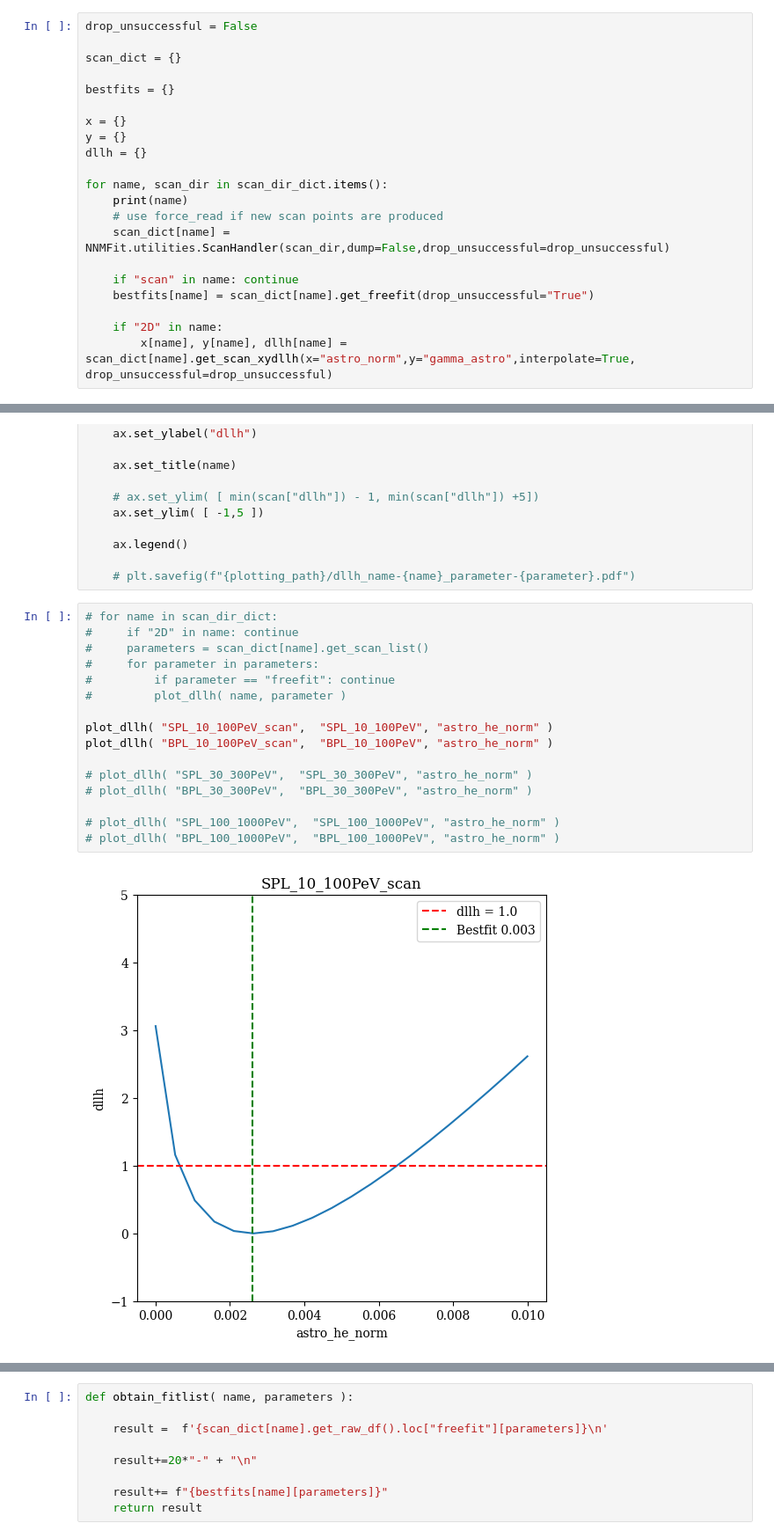
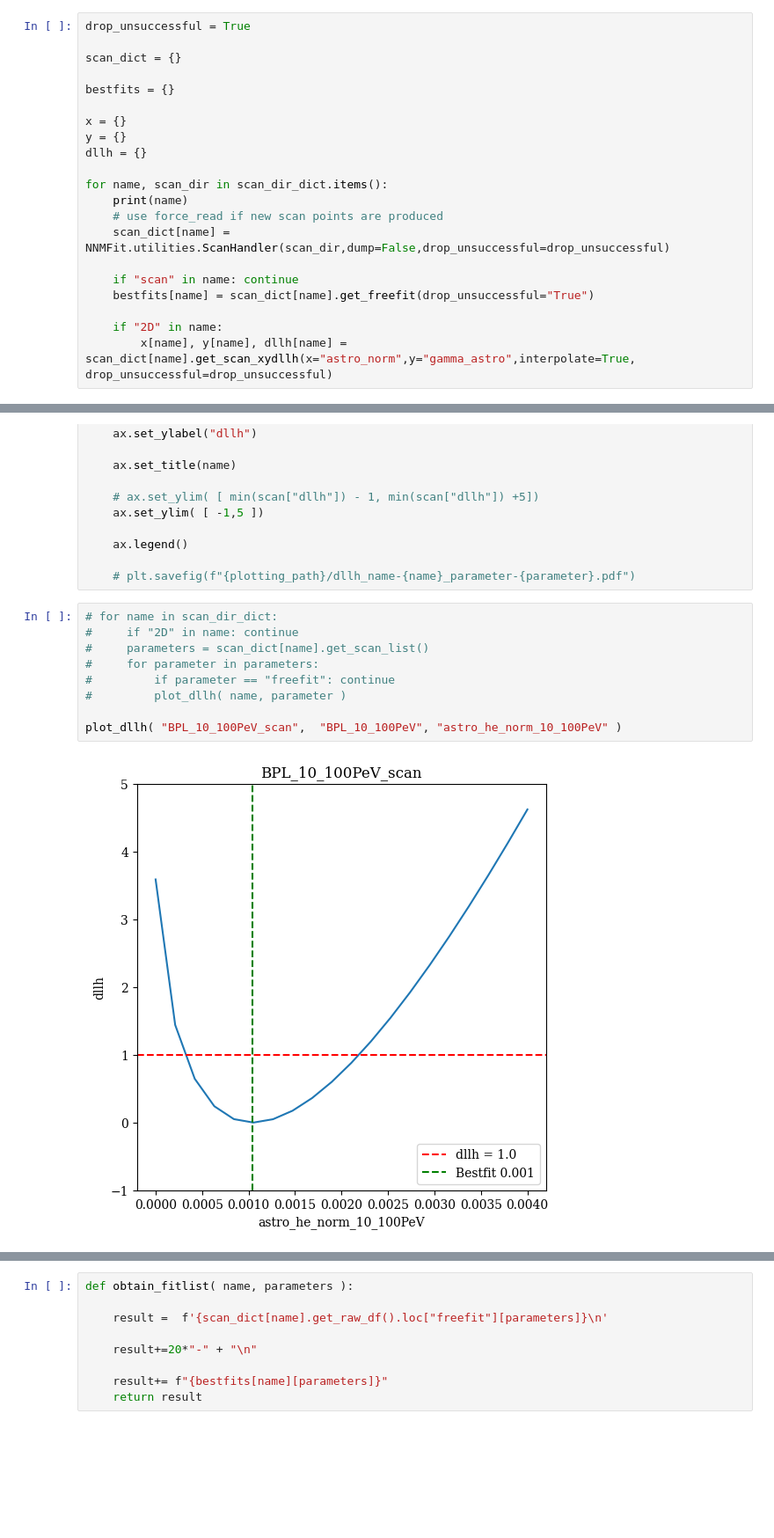
Before and after one commit to tjuanve/icc-ana, a Jupyter notebook: combined_track_shower/plots/diffuse_call_12dec_extraSPL.ipynb, the cells around one changed output, grey strips where cells are left out. Shown at 88% size. Saved outputs shown, nothing was run; the diff lists cells and outputs as text; blank space fills up the shorter version.

```diff
--- a/combined_track_shower/plots/diffuse_call_12dec_extraSPL.ipynb
+++ b/combined_track_shower/plots/diffuse_call_12dec_extraSPL.ipynb
@@ -60,7 +57,7 @@ scan_dir_dict = {
 
                  }
 # %%
-drop_unsuccessful = False
+drop_unsuccessful = True
 
 scan_dict = {}
 
@@ -125,18 +118,11 @@ def plot_dllh( name, bestfitname, parameter ):
 # %%
 # for name in scan_dir_dict:
 #     if "2D" in name: continue
 #     parameters = scan_dict[name].get_scan_list()
 #     for parameter in parameters:
 #         if parameter == "freefit": continue
 #         plot_dllh( name, parameter )
 
-plot_dllh( "SPL_10_100PeV_scan",  "SPL_10_100PeV", "astro_he_norm" )
-plot_dllh( "BPL_10_100PeV_scan",  "BPL_10_100PeV", "astro_he_norm" )
-
-# plot_dllh( "SPL_30_300PeV",  "SPL_30_300PeV", "astro_he_norm" )
-# plot_dllh( "BPL_30_300PeV",  "BPL_30_300PeV", "astro_he_norm" )
-
-# plot_dllh( "SPL_100_1000PeV",  "SPL_100_1000PeV", "astro_he_norm" )
-# plot_dllh( "BPL_100_1000PeV",  "BPL_100_1000PeV", "astro_he_norm" )
+plot_dllh( "BPL_10_100PeV_scan",  "BPL_10_100PeV", "astro_he_norm_10_100PeV" )
 # %% [output]
-[figure, old version]
+[figure, new version]
```
Also changed, not shown: parts of 10 cells of this notebook, 7 other files.
